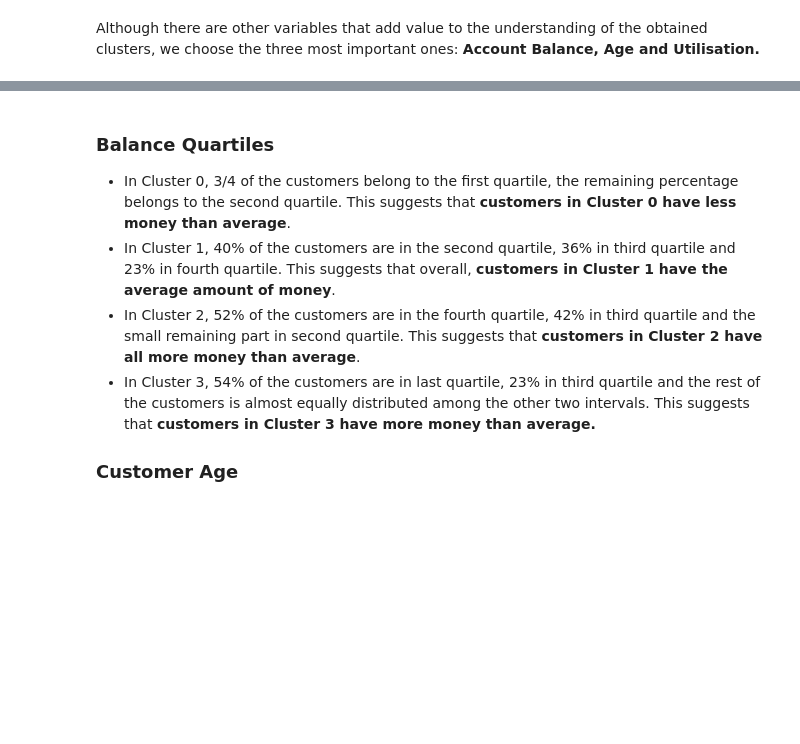
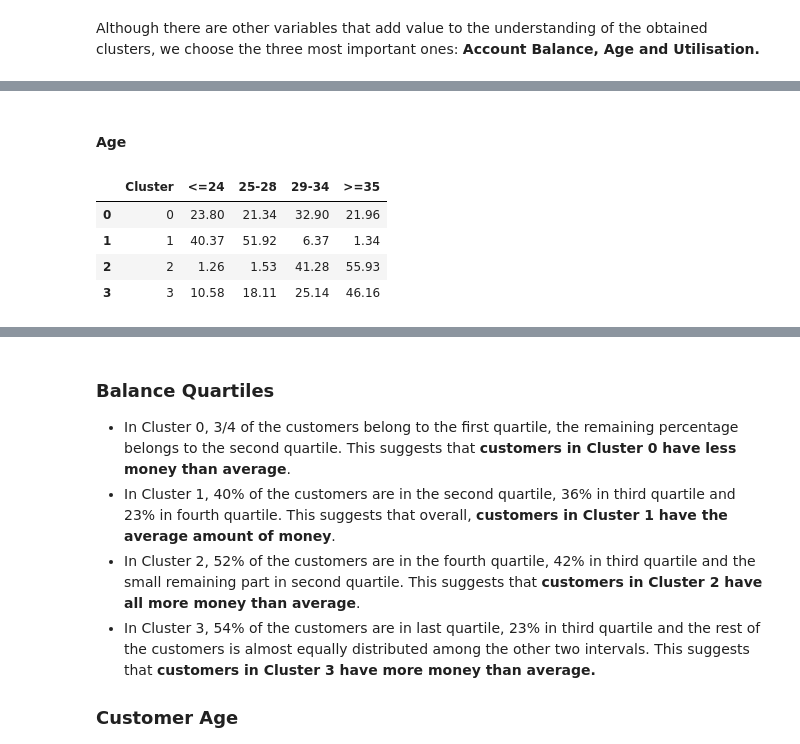
Before and after one commit to FrancescoRedaelli/ADM-HW4-Group31, a Jupyter notebook: main.ipynb, the cells around one changed output, grey strips where cells are left out. Saved outputs shown, nothing was run; the diff lists cells and outputs as text; code cells hidden in the pictures; blank space fills up the shorter version.

```diff
--- a/main.ipynb
+++ b/main.ipynb
@@ -1077,0 +1063,10 @@ Utilisation
+# %% [markdown]
+#### Age
+# %%
+df2
+# %% [output]
+|  | Cluster | <=24 | 25-28 | 29-34 | >=35 |
+| 0 | 0 | 23.80 | 21.34 | 32.90 | 21.96 |
+| 1 | 1 | 40.37 | 51.92 | 6.37 | 1.34 |
+| 2 | 2 | 1.26 | 1.53 | 41.28 | 55.93 |
+| 3 | 3 | 10.58 | 18.11 | 25.14 | 46.16 |
```
Also changed, not shown: parts of 13 cells of this notebook, 1 other file.
